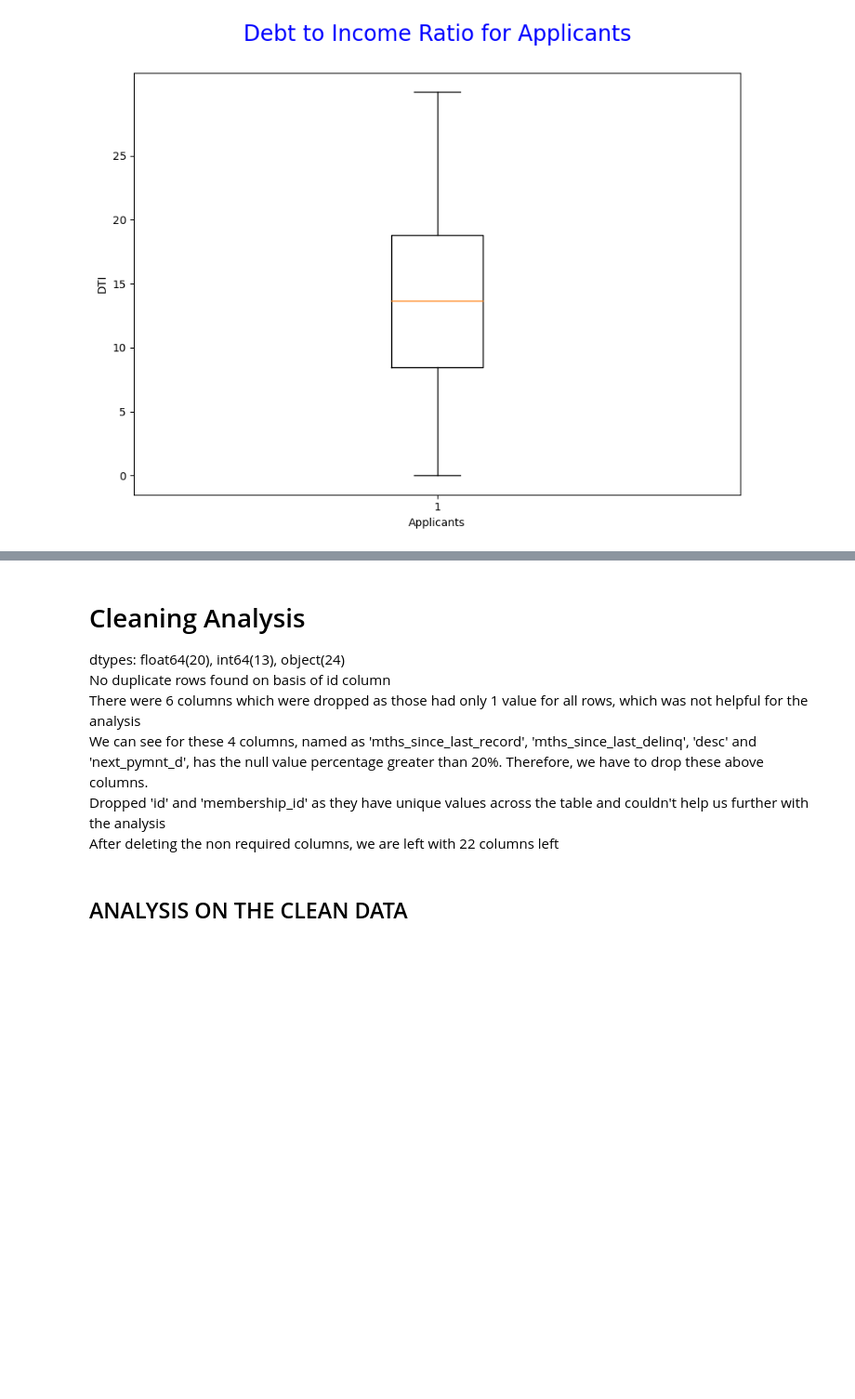
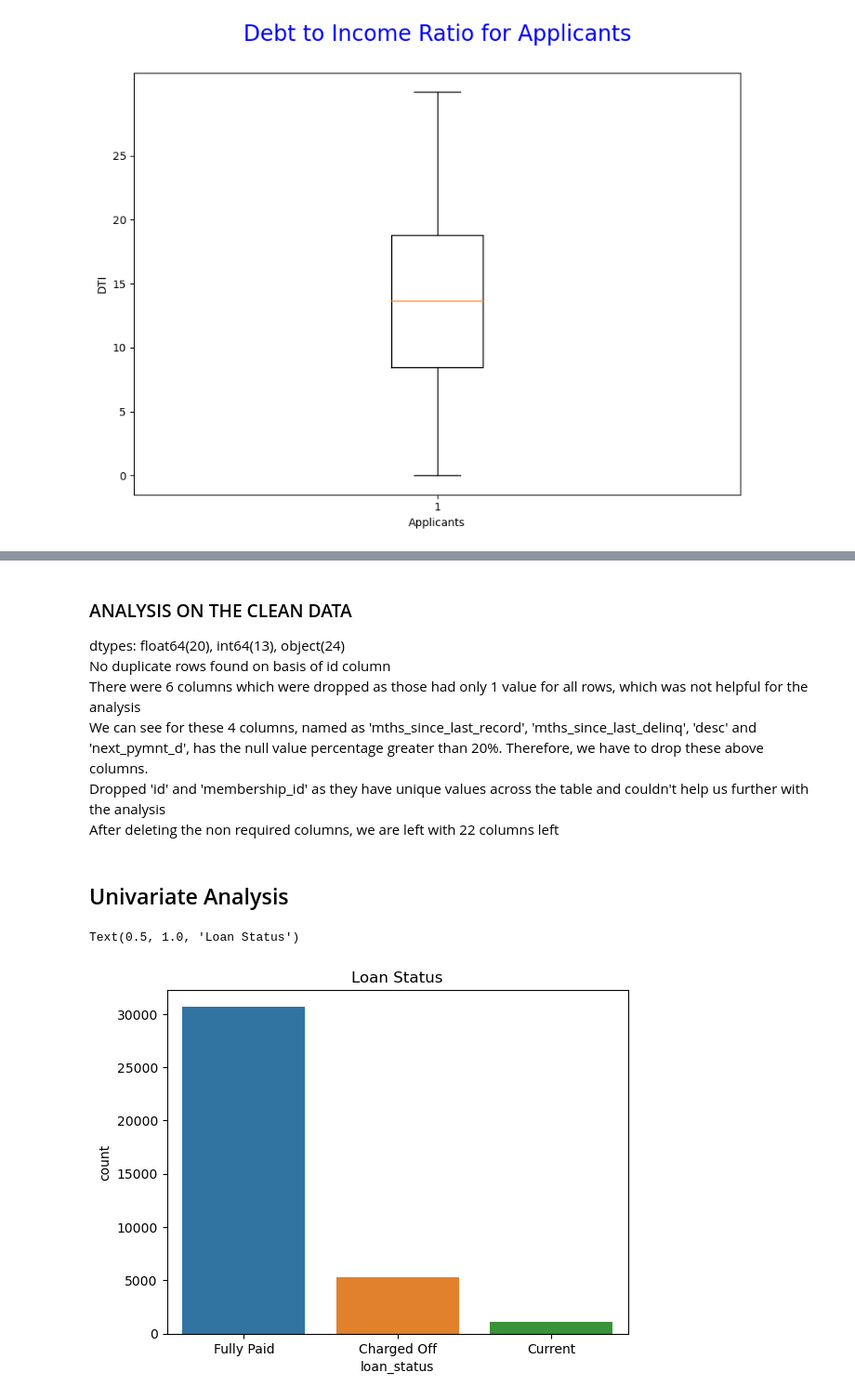
Before and after one commit to chetnapriyadarshini/Lending_Club_Case_Study_EDA, a Jupyter notebook: Group_Facilitator_Name.ipynb, the cells around one changed output, grey strips where cells are left out. Shown at 93% size. Saved outputs shown, nothing was run; the diff lists cells and outputs as text; code cells hidden in the pictures; blank space fills up the shorter version.

Commit message:
Updated the file with code to remove data cleaning and outliers

```diff
--- a/Group_Facilitator_Name.ipynb
+++ b/Group_Facilitator_Name.ipynb
@@ -601,3 +601,15 @@ plt.yticks(ticks,labels)
 plt.show()
 # %% [output]
 [figure]
+# %%
+#   Create 'issue_months' and 'issue_year' columns from 'issue_d' and dropping the 'issue_d'
+loanData['issue_month']=loanData['issue_d'].astype('string')
+loanData['issue_year']=loanData['issue_d'].astype('string')
+
+loanData['issue_month'] = loanData['issue_month'].apply(lambda x : x.split('-')[0])
+loanData['issue_year']= loanData['issue_year'].apply(lambda x : x.split('-')[1])
+
+loanData = loanData.drop(['issue_d'], axis=1)
+
+loanData.head()
+loanData.tail()
@@ -604,5 +624,5 @@ plt.show()
 # %% [markdown]
-# Cleaning Analysis
+### ANALYSIS ON THE CLEAN DATA
 
 dtypes: float64(20), int64(13), object(24)<br>
 No duplicate rows found on basis of id column<br>
@@ -610,5 +630,11 @@ There were 6 columns which were dropped as those had only 1 value for all rows,
 We can see for these 4 columns, named as  'mths_since_last_record', 'mths_since_last_delinq', 'desc' and 'next_pymnt_d', has the null value percentage greater than 20%. Therefore, we have to drop these above columns.<br>
 Dropped 'id' and 'membership_id' as they have unique values across the table and couldn't help us further with the analysis<br>
 After deleting the non required columns, we are left with 22 columns left
-# %% [markdown]
-## ANALYSIS ON THE CLEAN DATA
+# %% [markdown]
+## Univariate Analysis
+# %%
+#   Lets do the Analysis on 'loan_status' categiories
+sns.countplot(x = 'loan_status',data = loanData).set_title("Loan Status")
+# %% [output]
+Text(0.5, 1.0, 'Loan Status')
+[figure, added]
```
Also changed, not shown: parts of 17 cells of this notebook.
